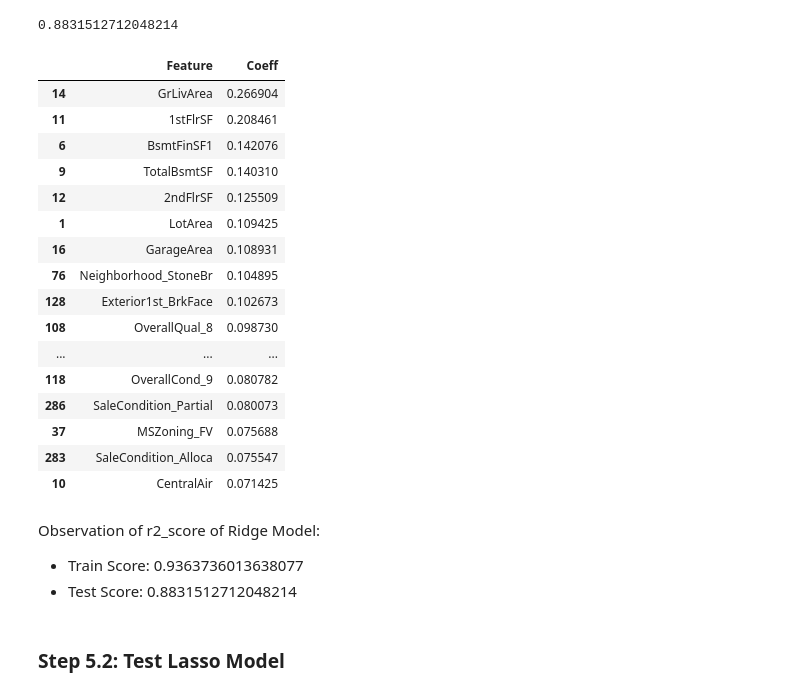
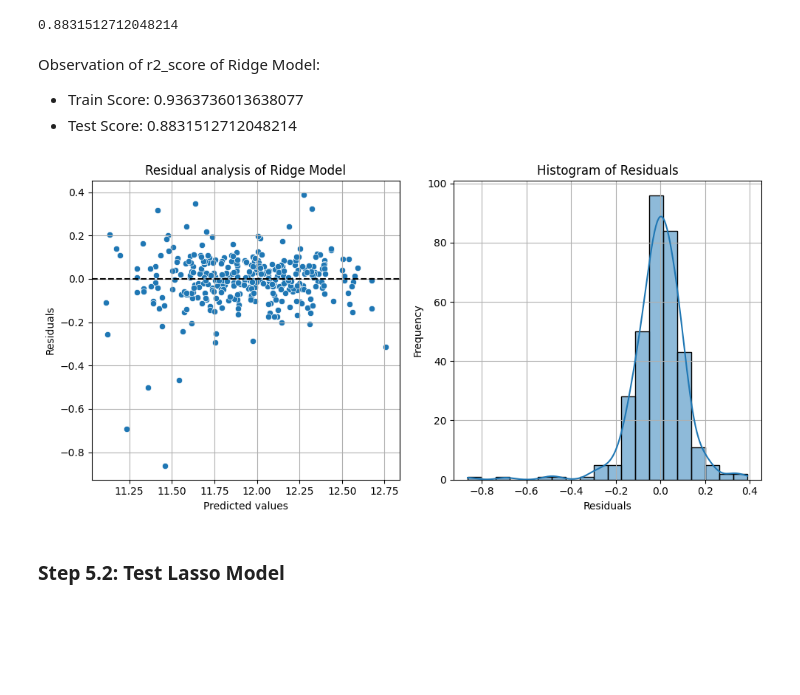
Before and after one commit to ranpariyachetan/advancedregression-assignment, a Jupyter notebook: House_Price_Assignment.ipynb, the cells around one changed output. Saved outputs shown, nothing was run; the diff lists cells and outputs as text; code cells hidden in the pictures; blank space fills up the shorter version.

Commit message:
Added code for residual analaysis.

```diff
--- a/House_Price_Assignment.ipynb
+++ b/House_Price_Assignment.ipynb
@@ -811,39 +811,36 @@ y_test_pred = ridge.predict(X_test)
 print(r2_score(y_true=y_test, y_pred=y_test_pred))
 # %% [output]
 0.8831512712048214
-# %%
-col_names = X_train.columns.tolist()
-
-ridge_coeffs =  { 'Feature': [], 'Coeff' : []}
-for i in range(len(col_names)):
-    if(ridge.coef_[i] != 0):
-        ridge_coeffs['Feature'].append(col_names[i])
-        ridge_coeffs['Coeff'].append(ridge.coef_[i])
-
-ridge_coeffs = pd.DataFrame(ridge_coeffs)
-ridge_coeffs.sort_values(by='Coeff', ascending=False)[:20]
-# %% [output]
-|  | Feature | Coeff |
-| 14 | GrLivArea | 0.266904 |
-| 11 | 1stFlrSF | 0.208461 |
-| 6 | BsmtFinSF1 | 0.142076 |
-| 9 | TotalBsmtSF | 0.140310 |
-| 12 | 2ndFlrSF | 0.125509 |
-| 1 | LotArea | 0.109425 |
-| 16 | GarageArea | 0.108931 |
-| 76 | Neighborhood_StoneBr | 0.104895 |
-| 128 | Exterior1st_BrkFace | 0.102673 |
-| 108 | OverallQual_8 | 0.098730 |
-| ... | ... | ... |
-| 118 | OverallCond_9 | 0.080782 |
-| 286 | SaleCondition_Partial | 0.080073 |
-| 37 | MSZoning_FV | 0.075688 |
-| 283 | SaleCondition_Alloca | 0.075547 |
-| 10 | CentralAir | 0.071425 |
 # %% [markdown]
 Observation of r2_score of Ridge Model:
 - Train Score: 0.9363736013638077
 - Test Score: 0.8831512712048214
+# %%
+residuals = y_test - y_test_pred
+
+# Plotting the residuals
+plt.figure(figsize=(10, 5))
+
+# Scatter plot of residuals
+plt.subplot(1, 2, 1)
+sns.scatterplot(x=y_test_pred, y=residuals).set_title("Residual analysis of Ridge Model")
+plt.axhline(y=0, color='black', linestyle='--')
+plt.xlabel('Predicted values')
+plt.ylabel('Residuals')
+plt.grid(True)
+
+# # Histogram of residuals
+plt.subplot(1, 2, 2)
+sns.histplot(x=residuals, bins=20, kde=True)
+plt.title('Histogram of Residuals')
+plt.xlabel('Residuals')
+plt.ylabel('Frequency')
+plt.grid(True)
+
+plt.tight_layout()
+plt.show()
+# %% [output]
+[figure, added]
 # %% [markdown]
 ### Step 5.2: Test Lasso Model
 # %%
```
Also changed, not shown: parts of 4 cells of this notebook.
